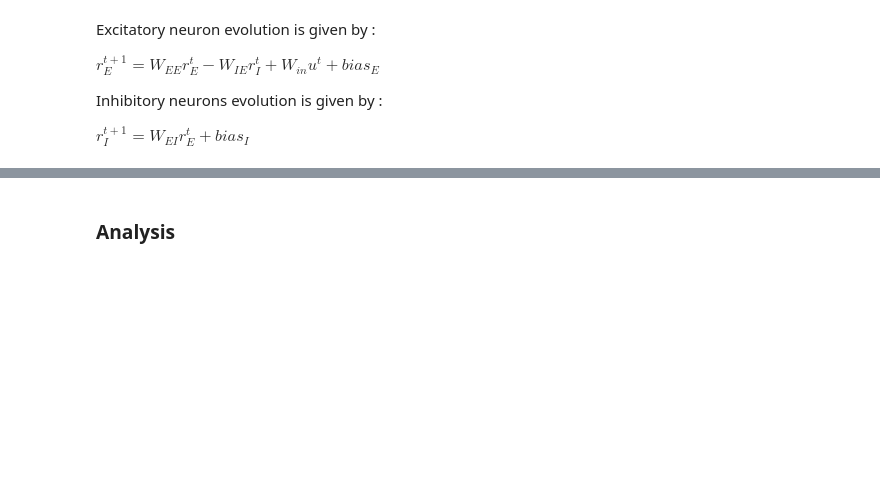
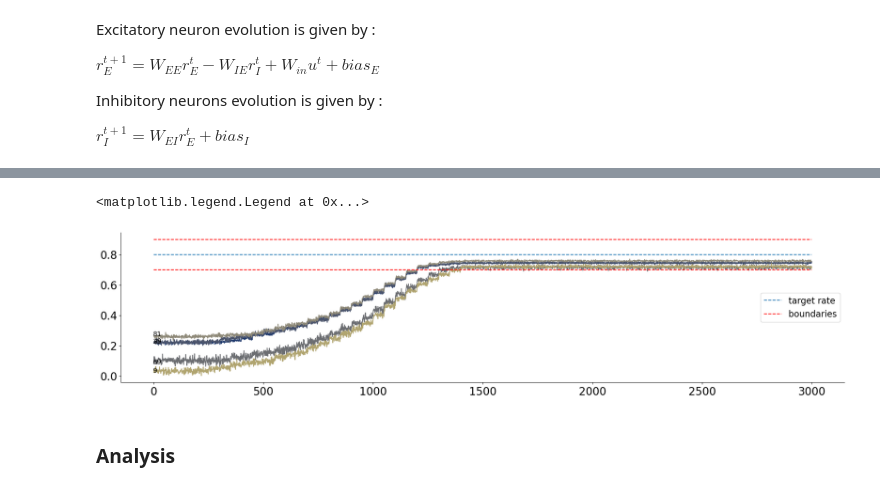
Before and after one commit to Finebouche/hag, a Jupyter notebook: HADSP_analysis.ipynb, the cells around one changed output, grey strips where cells are left out. Cells and saved outputs as stored; diff of their text form; code cells hidden in the pictures; blank space fills up the shorter version.

```diff
--- a/HADSP_analysis.ipynb
+++ b/HADSP_analysis.ipynb
@@ -380,7 +391,7 @@ leaky_rate = 1
 
 spectral_radius = 1
 input_connectivity =  1
-connectivity_e = 0.1 # from the article
+connectivity_e = 0 # from the article
 connectivity = 0 # from the article
 
 # HYPERPARAMETERS
@@ -411,14 +424,11 @@ show_ei_matrix(W_ee, W_ei, W_ie, palette="cividis")
 # %%
 import connexion_generation.bounded_adsp
-from connexion_generation.bounded_adsp import bounded_adsp
-reload(connexion_generation.bounded_adsp)
-import connexion_generation.utility
-from connexion_generation.utility import compute_synaptic_change
-reload(connexion_generation.utility)
+from connexion_generation.bounded_adsp import bounded_adsp, compute_synaptic_change
+
 
 # Parameters
 # The parameters you want to see the influence
-growth_parameter = 0.01
+growth_parameter = 0.1
 target_rate=0.8
 
 INTERVAL_CONSTANT = 50
@@ -479,26 +489,33 @@ prun = np.array(prun)
 # %%
 # NEURON ACTIVITY PLOT
 plt.figure(figsize=(24,5))
 random_neurons_indices =  np.sort(np.random.randint(n_e, size=4)) #Size max is 19 because there is not enough colors
 random_neurons_indices = np.append(random_neurons_indices, 9)
 colors = color_palette("cividis")
 # NUMBER_OF_STEP_TO_WATCH
-WATCH_FROM = 2000
-WATCH_TO = 2500
+WATCH_FROM = 0
+WATCH_TO = 3000
 neurons_evolution = np.array(state_history_e)[WATCH_FROM:WATCH_TO]
 x =range(len(state_history_e))[WATCH_FROM:WATCH_TO]
 j = 0
 for i in random_neurons_indices:
-    plt.plot(x, neurons_evolution[: ,i], label=str(i), color=colors[j])
+    plt.plot(x, neurons_evolution[: ,i], label=None, color=colors[j]) # Can set label to None or str(i)
     plt.text(-3+WATCH_FROM, neurons_evolution[0, i],  str(i), color="black", fontsize=12)
     j += 1
 plt.plot(x, [target_rate]*(WATCH_TO-WATCH_FROM), linestyle = "--", label="target rate")
 plt.plot(x, [target_rate+growth_parameter]*(WATCH_TO-WATCH_FROM), color="red", linestyle = "--", label="boundaries")
 plt.plot(x, [target_rate-growth_parameter]*(WATCH_TO-WATCH_FROM), color="red", linestyle = "--")
+plt.gca().spines['top'].set_visible(False)
+plt.gca().spines['right'].set_visible(False)
+plt.gca().tick_params(axis='both', labelsize=20)
+
 # to watch the inputs simultaneously
 # ax0.plot(x, inputs1[0, WATCH_FROM:WATCH_TO], color="blue", linestyle = "--")
 
 plt.legend(fontsize=16, loc="right")
+# %% [output]
+<matplotlib.legend.Legend at 0x...>
+[figure, added]
 # %% [markdown]
 ### Analysis
 # %%
```
Also changed, not shown: parts of 10 cells of this notebook, 8 other files.
